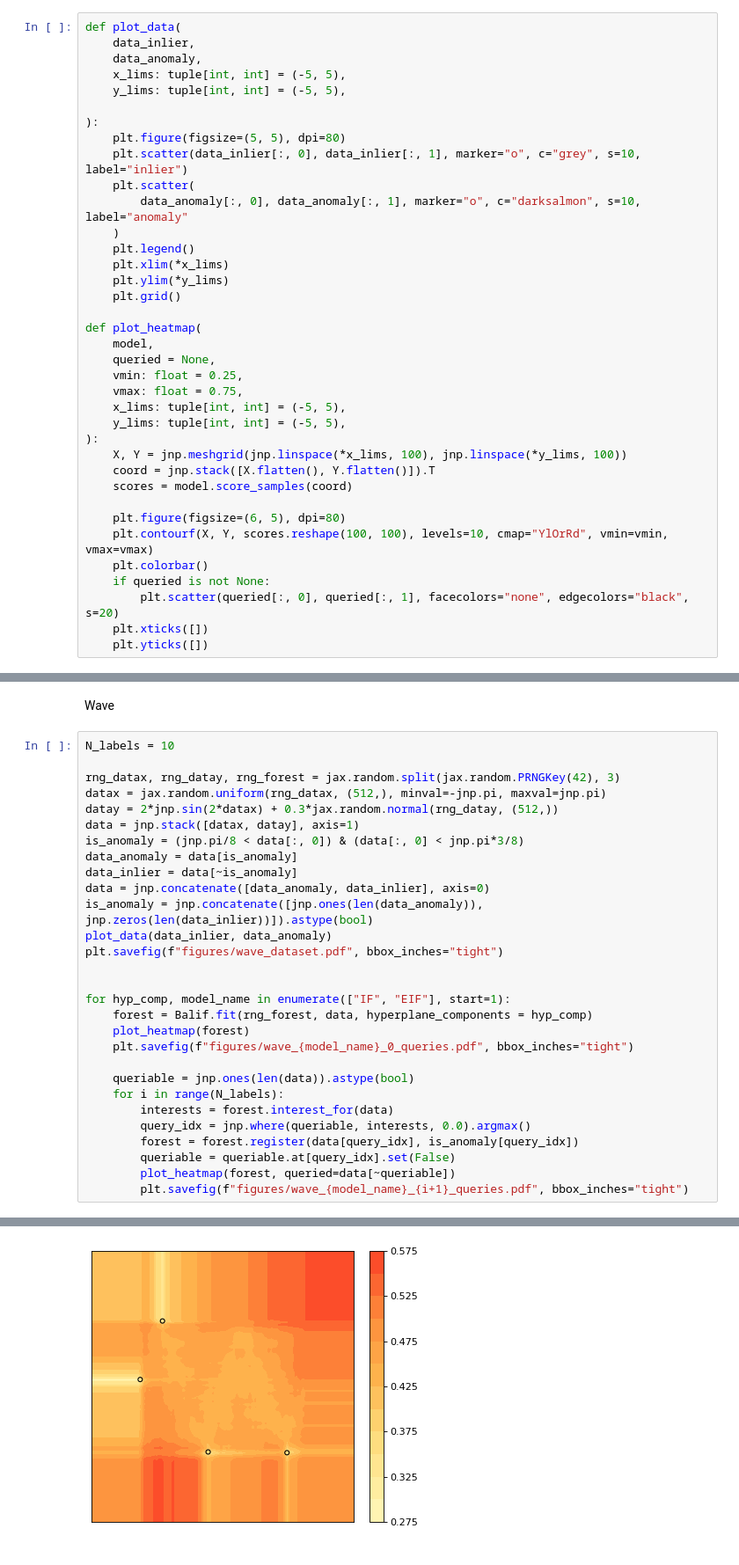
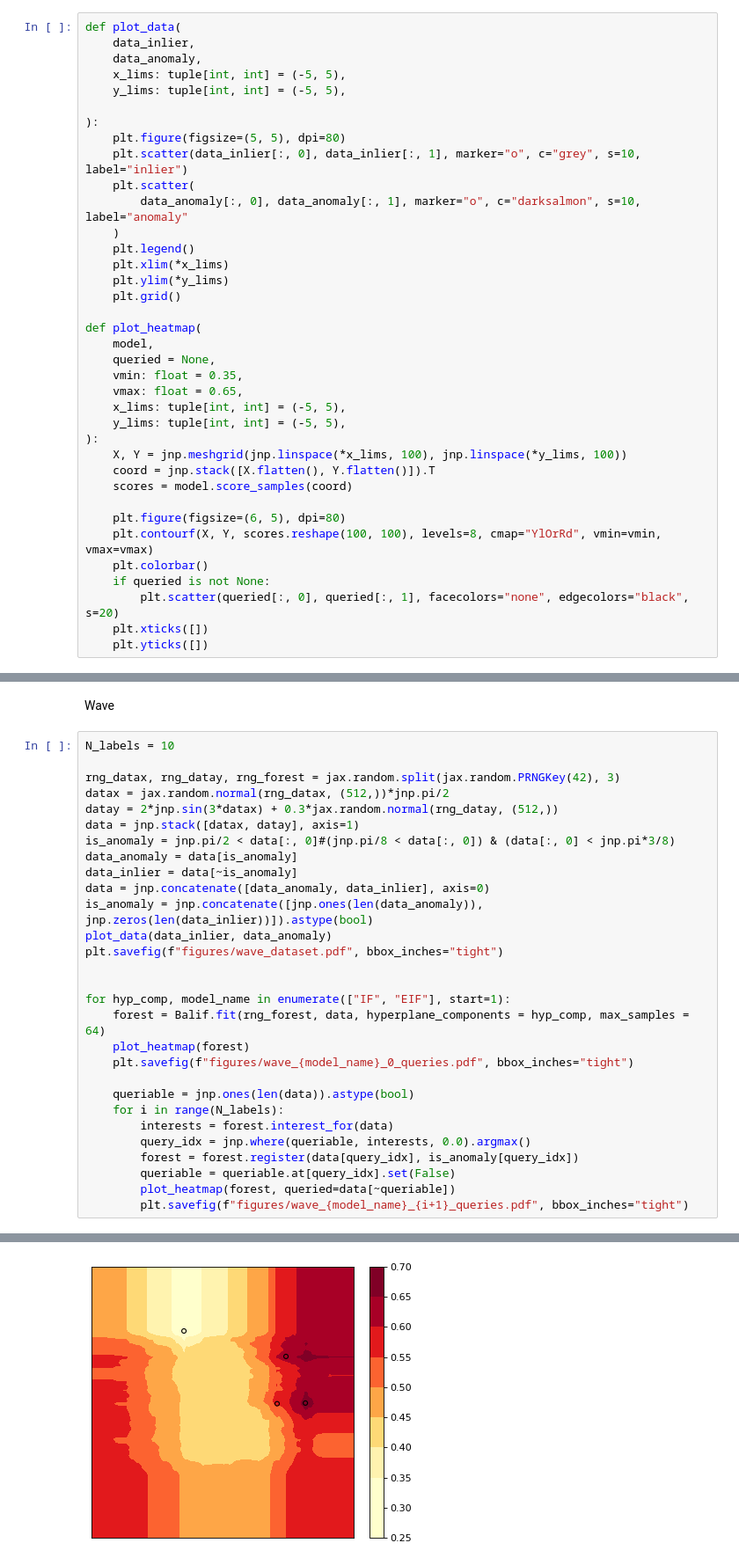
Before and after one commit to davidesartor/balif, a Jupyter notebook: jax/synthetic experiments.ipynb, the cells around one changed output, grey strips where cells are left out. Shown at 88% size. Saved outputs shown, nothing was run; the diff lists cells and outputs as text.

```diff
--- a/jax/synthetic experiments.ipynb
+++ b/jax/synthetic experiments.ipynb
@@ -28,8 +28,8 @@ def plot_data(
 def plot_heatmap(
     model,
     queried = None,
-    vmin: float = 0.25,
-    vmax: float = 0.75,
+    vmin: float = 0.35,
+    vmax: float = 0.65,
     x_lims: tuple[int, int] = (-5, 5),
     y_lims: tuple[int, int] = (-5, 5),
 ):
@@ -38,7 +38,7 @@ def plot_heatmap(
     scores = model.score_samples(coord)
 
     plt.figure(figsize=(6, 5), dpi=80)
-    plt.contourf(X, Y, scores.reshape(100, 100), levels=10, cmap="YlOrRd", vmin=vmin, vmax=vmax)
+    plt.contourf(X, Y, scores.reshape(100, 100), levels=8, cmap="YlOrRd", vmin=vmin, vmax=vmax)
     plt.colorbar()
     if queried is not None:
         plt.scatter(queried[:, 0], queried[:, 1], facecolors="none", edgecolors="black", s=20)
@@ -90,10 +93,10 @@ Wave
 N_labels = 10
 
 rng_datax, rng_datay, rng_forest = jax.random.split(jax.random.PRNGKey(42), 3)
-datax = jax.random.uniform(rng_datax, (512,), minval=-jnp.pi, maxval=jnp.pi)
-datay = 2*jnp.sin(2*datax) + 0.3*jax.random.normal(rng_datay, (512,))
+datax = jax.random.normal(rng_datax, (512,))*jnp.pi/2
+datay = 2*jnp.sin(3*datax) + 0.3*jax.random.normal(rng_datay, (512,))
 data = jnp.stack([datax, datay], axis=1)
-is_anomaly = (jnp.pi/8 < data[:, 0]) & (data[:, 0] < jnp.pi*3/8)
+is_anomaly = jnp.pi/2 < data[:, 0]#(jnp.pi/8 < data[:, 0]) & (data[:, 0] < jnp.pi*3/8)
 data_anomaly = data[is_anomaly]
 data_inlier = data[~is_anomaly]
 data = jnp.concatenate([data_anomaly, data_inlier], axis=0)
@@ -103,7 +106,7 @@ plt.savefig(f"figures/wave_dataset.pdf", bbox_inches="tight")
 
 
 for hyp_comp, model_name in enumerate(["IF", "EIF"], start=1):
-    forest = Balif.fit(rng_forest, data, hyperplane_components = hyp_comp)
+    forest = Balif.fit(rng_forest, data, hyperplane_components = hyp_comp, max_samples = 64)
     plot_heatmap(forest)
     plt.savefig(f"figures/wave_{model_name}_0_queries.pdf", bbox_inches="tight")
 
@@ -124 +127 @@ for hyp_comp, model_name in enumerate(["IF", "EIF"], start=1):
-[figure, old version]
+[figure, new version]
```
Also changed, not shown: parts of 3 cells of this notebook, 54 other files.
